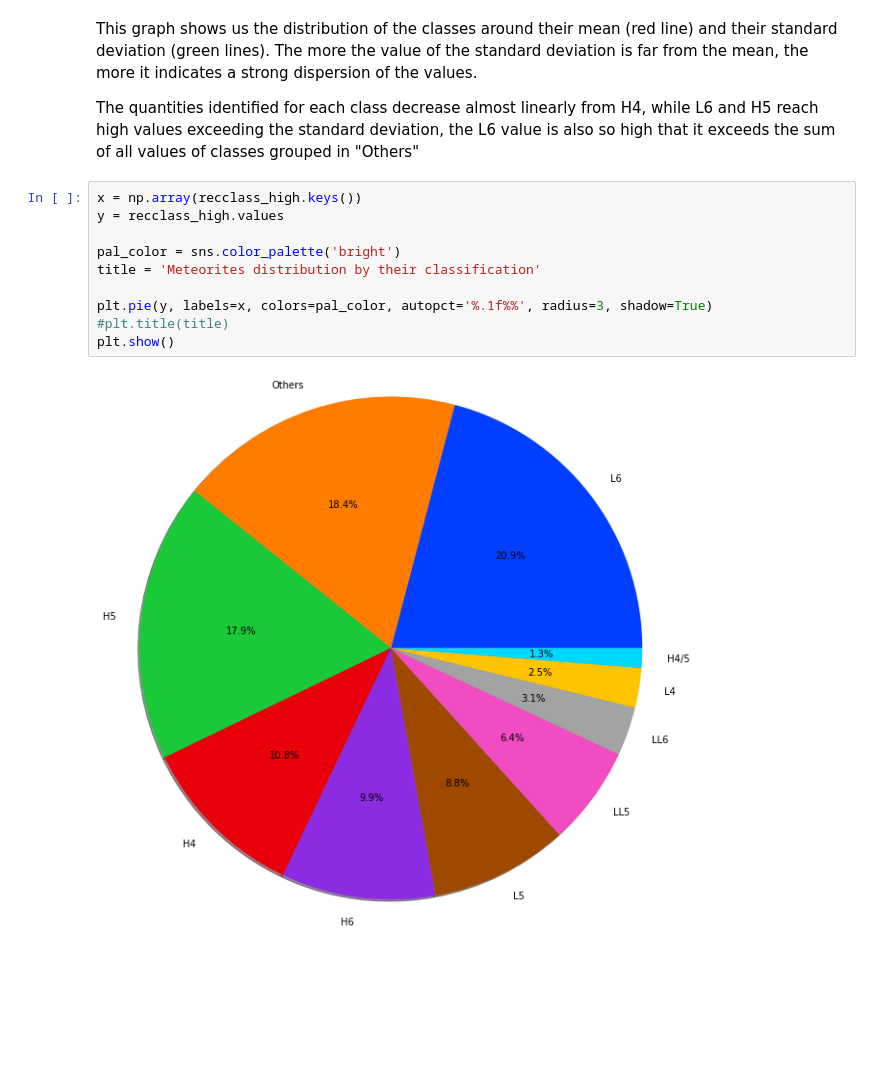
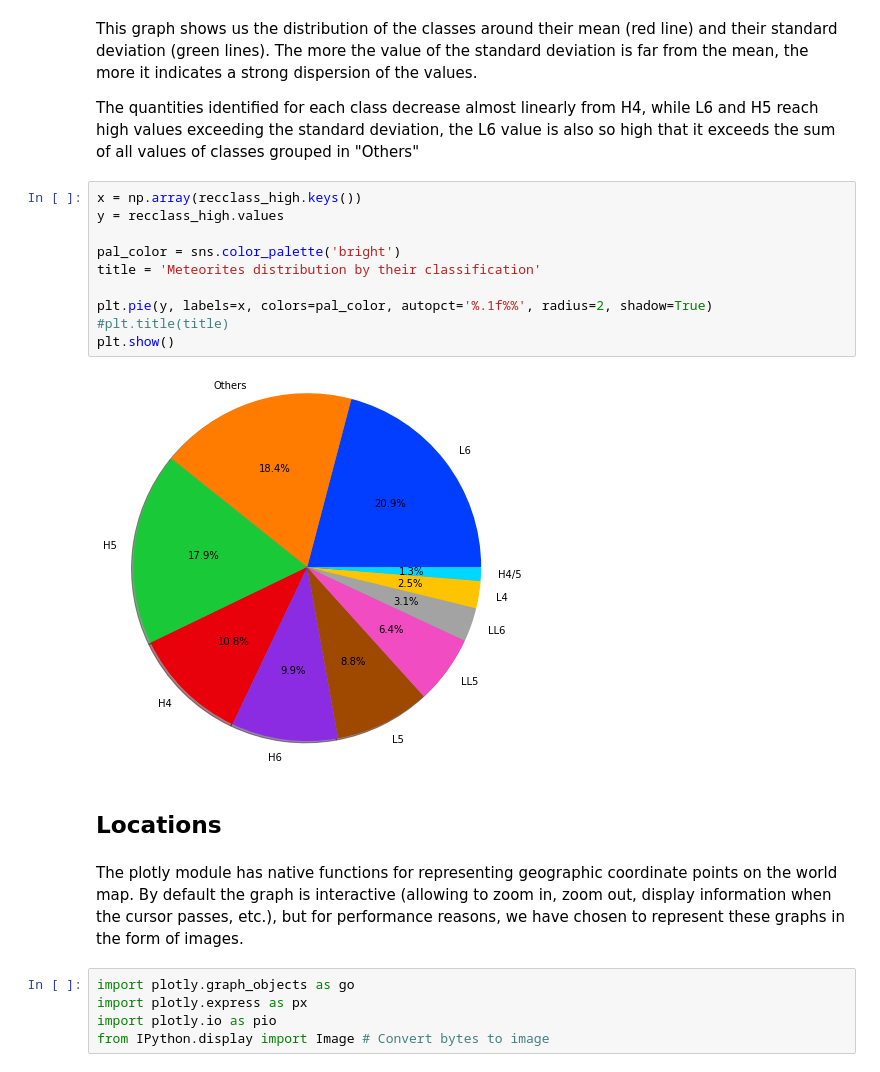
Before and after one commit to Kartmaan/Meteorite_landings, a Jupyter notebook: meteorite_landings.ipynb, the cells around one changed output. Drawn from its saved outputs; the diff is of its cells as text; blank space fills up the shorter version.

Commit message:
Locations

```diff
--- a/meteorite_landings.ipynb
+++ b/meteorite_landings.ipynb
@@ -567,12 +567,21 @@ The quantities identified for each class decrease almost linearly from H4, while
 # %%
 x = np.array(recclass_high.keys())
 y = recclass_high.values
 
 pal_color = sns.color_palette('bright')
 title = 'Meteorites distribution by their classification'
 
-plt.pie(y, labels=x, colors=pal_color, autopct='%.1f%%', radius=3, shadow=True)
+plt.pie(y, labels=x, colors=pal_color, autopct='%.1f%%', radius=2, shadow=True)
 #plt.title(title)
 plt.show()
 # %% [output]
-[figure, old version]
+[figure, new version]
+# %% [markdown]
+## Locations
+# %% [markdown]
+The plotly module has native functions for representing geographic coordinate points on the world map. By default the graph is interactive (allowing to zoom in, zoom out, display information when the cursor passes, etc.), but for performance reasons, we have chosen to represent these graphs in the form of images.
+# %%
+import plotly.graph_objects as go
+import plotly.express as px
+import plotly.io as pio
+from IPython.display import Image # Convert bytes to image
```
Also changed, not shown: parts of 5 cells of this notebook, 1 other file.
